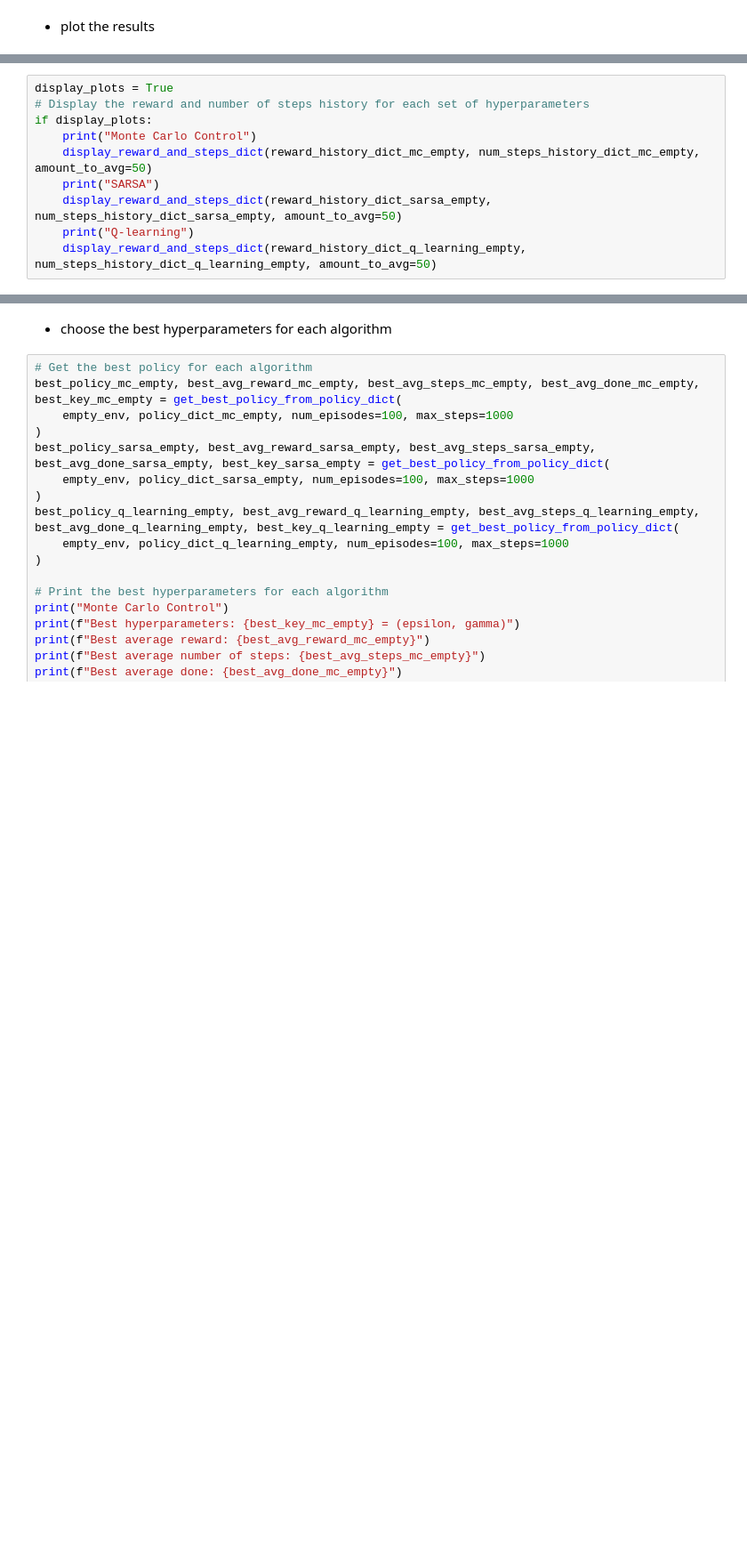
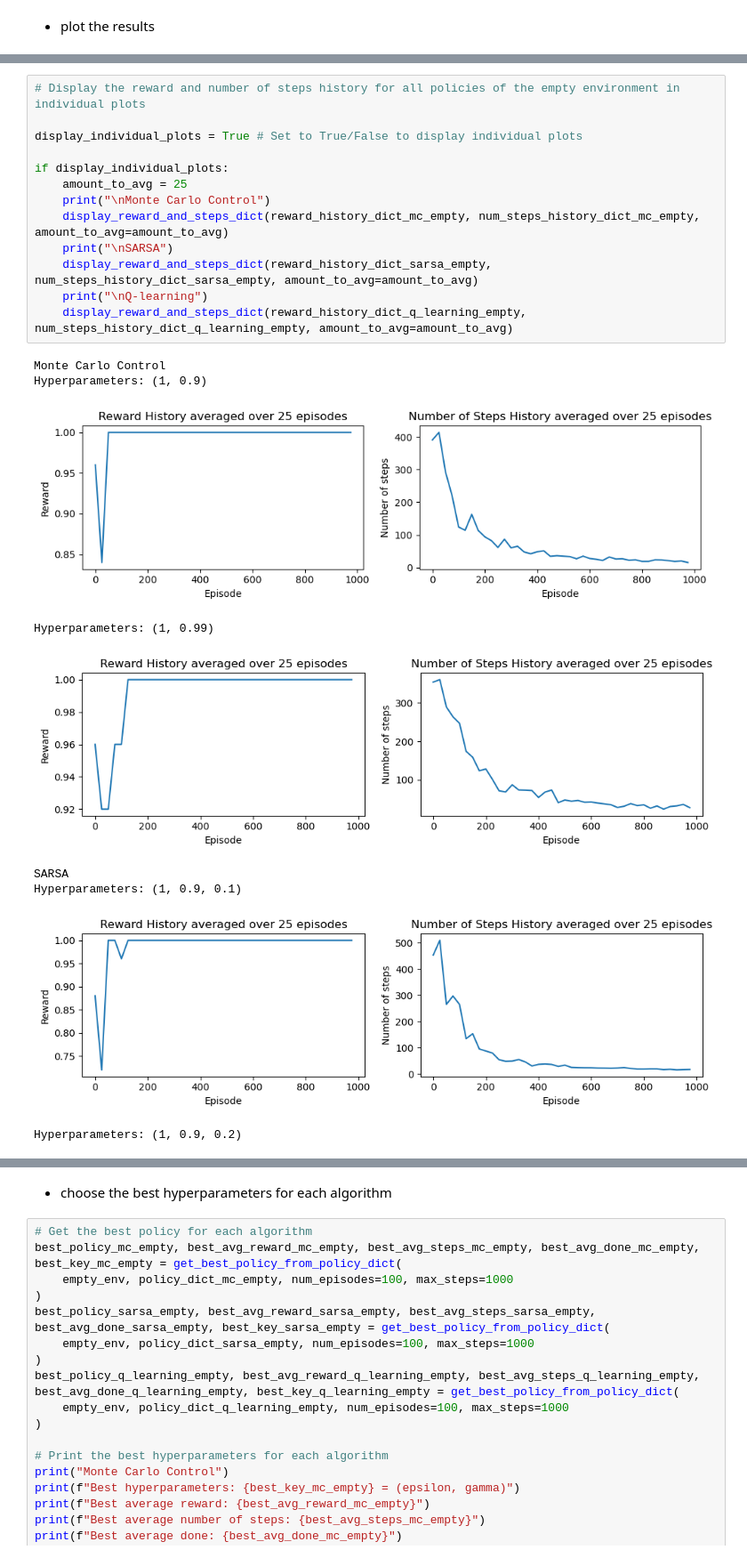
Before and after one commit to Lior-Baruch/RL, a Jupyter notebook: Mid_Project_tabular_RL_Minigrid_2024.ipynb, the cells around one changed output, grey strips where cells are left out. Shown at 89% size. Saved outputs shown, nothing was run; the diff lists cells and outputs as text; blank space fills up the shorter version.

```diff
--- a/Mid_Project_tabular_RL_Minigrid_2024.ipynb
+++ b/Mid_Project_tabular_RL_Minigrid_2024.ipynb
@@ -1141,10 +1204,23 @@ policy_dict_q_learning_empty, Q_dict_q_learning_empty, reward_history_dict_q_lea
 # %%
-display_plots = True
-# Display the reward and number of steps history for each set of hyperparameters
-if display_plots:
-    print("Monte Carlo Control")
-    display_reward_and_steps_dict(reward_history_dict_mc_empty, num_steps_history_dict_mc_empty, amount_to_avg=50)
-    print("SARSA")
-    display_reward_and_steps_dict(reward_history_dict_sarsa_empty, num_steps_history_dict_sarsa_empty, amount_to_avg=50)
-    print("Q-learning")
-    display_reward_and_steps_dict(reward_history_dict_q_learning_empty, num_steps_history_dict_q_learning_empty, amount_to_avg=50)
+# Display the reward and number of steps history for all policies of the empty environment in individual plots
+
+display_individual_plots = True # Set to True/False to display individual plots
+
+if display_individual_plots:
+    amount_to_avg = 25
+    print("\nMonte Carlo Control")
+    display_reward_and_steps_dict(reward_history_dict_mc_empty, num_steps_history_dict_mc_empty, amount_to_avg=amount_to_avg)
+    print("\nSARSA")
+    display_reward_and_steps_dict(reward_history_dict_sarsa_empty, num_steps_history_dict_sarsa_empty, amount_to_avg=amount_to_avg)
+    print("\nQ-learning")
+    display_reward_and_steps_dict(reward_history_dict_q_learning_empty, num_steps_history_dict_q_learning_empty, amount_to_avg=amount_to_avg)
+# %% [output]
+Monte Carlo Control
+Hyperparameters: (1, 0.9)
+[figure, added]
+Hyperparameters: (1, 0.99)
+[figure, added]
+SARSA
+Hyperparameters: (1, 0.9, 0.1)
+[figure, added]
+Hyperparameters: (1, 0.9, 0.2)
```
Also changed, not shown: parts of 30 cells of this notebook.
